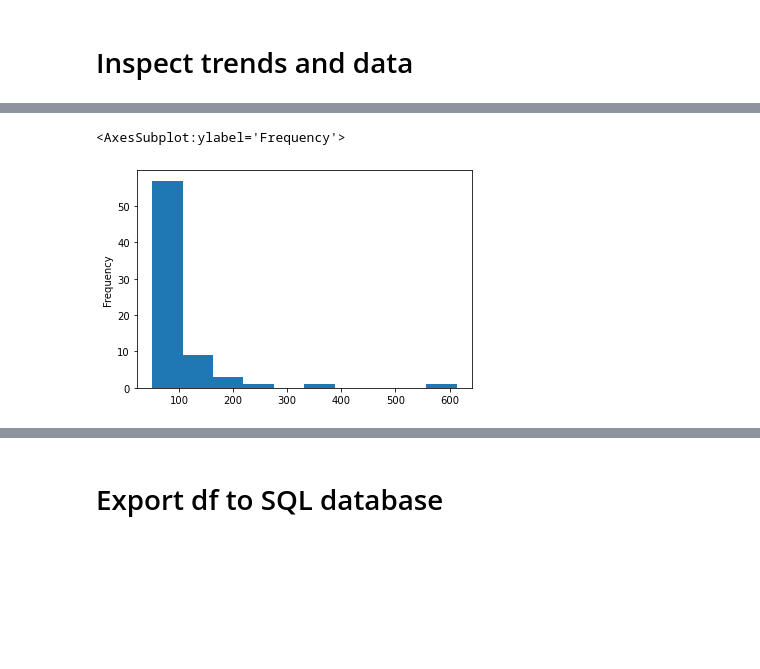
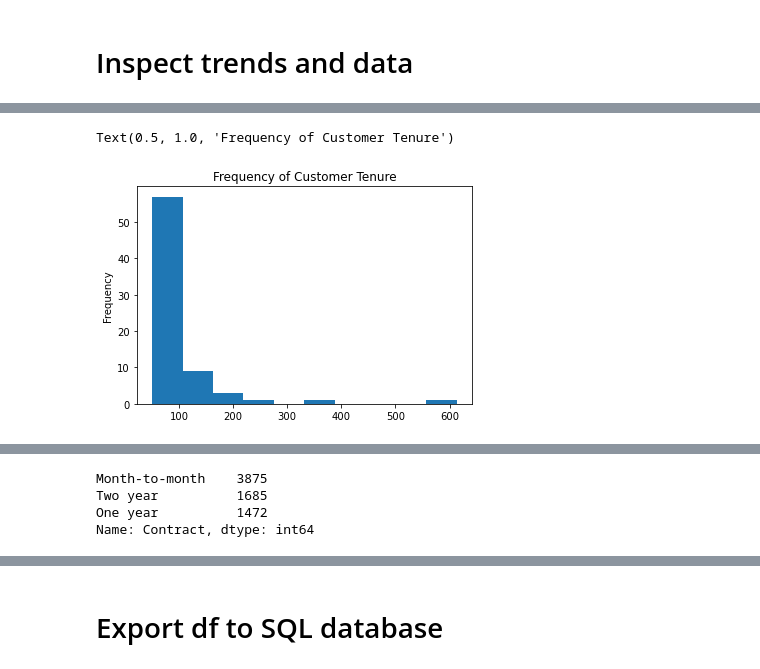
Before and after one commit to chrisvinhston/customer_churn_prediction, a Jupyter notebook: main.ipynb, the cells around one changed output, grey strips where cells are left out. Saved outputs shown, nothing was run; the diff lists cells and outputs as text; code cells hidden in the pictures; blank space fills up the shorter version.

```diff
--- a/main.ipynb
+++ b/main.ipynb
@@ -208,10 +210,11 @@ churn_no.TotalCharges.sum()
 # %%
 # tenure = num of months with the company.  We see a large drop off after 100 months.
 tenure = df.tenure.value_counts()
 tenure.plot.hist()
+plt.title('Frequency of Customer Tenure')
 # %% [output]
-<AxesSubplot:ylabel='Frequency'>
+Text(0.5, 1.0, 'Frequency of Customer Tenure')
-[figure, old version]
+[figure, new version]
 # %%
 # inspecting if total charges has an influence on Churn
 total_charges = df.sort_values(by = 'TotalCharges', ascending=False)
@@ -229,3 +232,12 @@ total_charges[:10]
 | 2368 | 6650-BWFRT | Female | 0 | Yes | No | 72 | Yes | Yes | ... |
 | 2603 | 0164-APGRB | Female | 0 | No | No | 72 | Yes | Yes | ... |
 | 2025 | 1488-PBLJN | Female | 0 | Yes | Yes | 72 | Yes | Yes | ... |
+# %%
+# Inspect the distribution of contract types
+contracts = df.Contract.value_counts()
+contracts
+# %% [output]
+Month-to-month    3875
+Two year          1685
+One year          1472
+Name: Contract, dtype: int64
```
Also changed, not shown: parts of 10 cells of this notebook, 1 other file.
